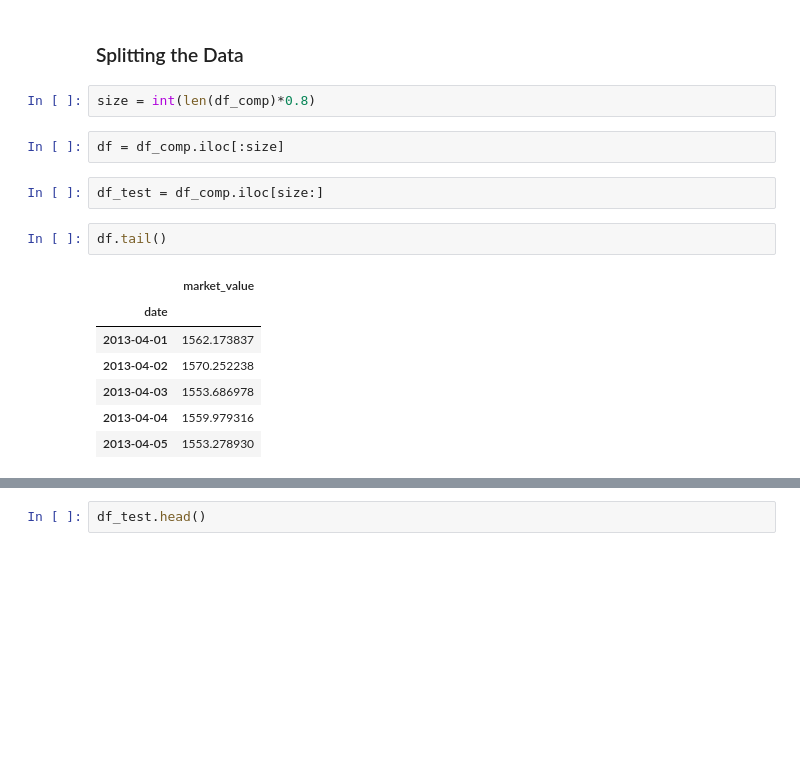
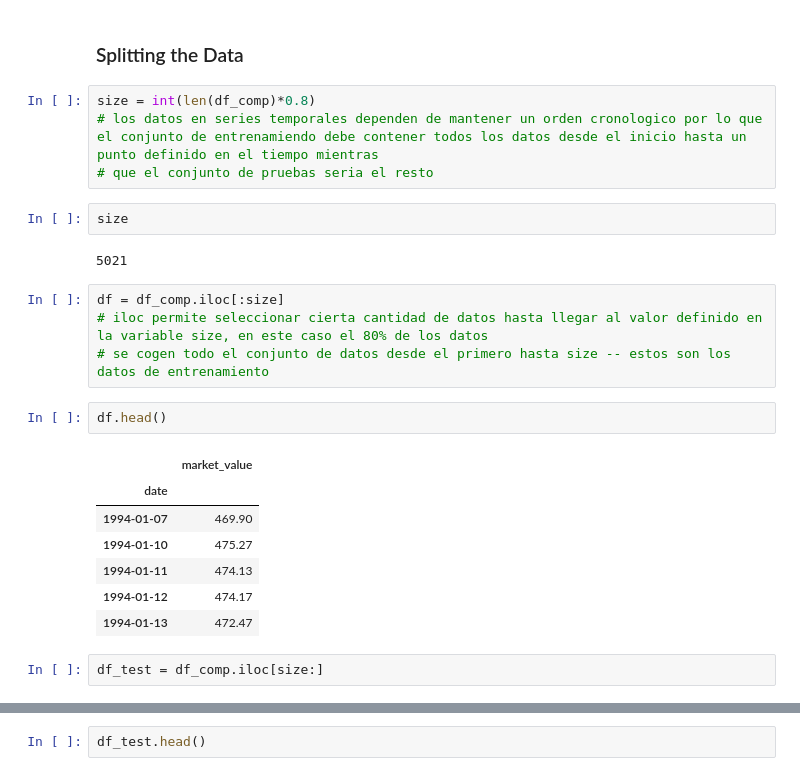
Before and after one commit to dimaco89/curso-series-temporales, a Jupyter notebook: 2. Serie temporal en R y Python/Python/2_Python_Objeto_serie_temporal.ipynb, the cells around one changed output, grey strips where cells are left out. Drawn from its saved outputs; the diff is of its cells as text; blank space fills up the shorter version.

```diff
--- a/2. Serie temporal en R y Python/Python/2_Python_Objeto_serie_temporal.ipynb
+++ b/2. Serie temporal en R y Python/Python/2_Python_Objeto_serie_temporal.ipynb
@@ -235,19 +235,27 @@ df_comp.describe()
 | max | 2872.867839 |
 # %% [markdown]
 ### Splitting the Data
-# %%
-size = int(len(df_comp)*0.8)
-# %%
-df = df_comp.iloc[:size]
+# %%
+size = int(len(df_comp)*0.8)
+# los datos en series temporales dependen de mantener un orden cronologico por lo que el conjunto de entrenamiendo debe contener todos los datos desde el inicio hasta un punto definido en el tiempo mientras
+# que el conjunto de pruebas seria el resto
+# %%
+size
+# %% [output]
+5021
+# %%
+df = df_comp.iloc[:size]
+# iloc permite seleccionar cierta cantidad de datos hasta llegar al valor definido en la variable size, en este caso el 80% de los datos
+# se cogen todo el conjunto de datos desde el primero hasta size -- estos son los datos de entrenamiento
+# %%
+df.head()
+# %% [output]
+|  | market_value |
+| date |  |
+| 1994-01-07 | 469.90 |
+| 1994-01-10 | 475.27 |
+| 1994-01-11 | 474.13 |
+| 1994-01-12 | 474.17 |
+| 1994-01-13 | 472.47 |
 # %%
 df_test = df_comp.iloc[size:]
-# %%
-df.tail()
-# %% [output]
-|  | market_value |
-| date |  |
-| 2013-04-01 | 1562.173837 |
-| 2013-04-02 | 1570.252238 |
-| 2013-04-03 | 1553.686978 |
-| 2013-04-04 | 1559.979316 |
-| 2013-04-05 | 1553.278930 |
```
Also changed, not shown: parts of 2 cells of this notebook.
